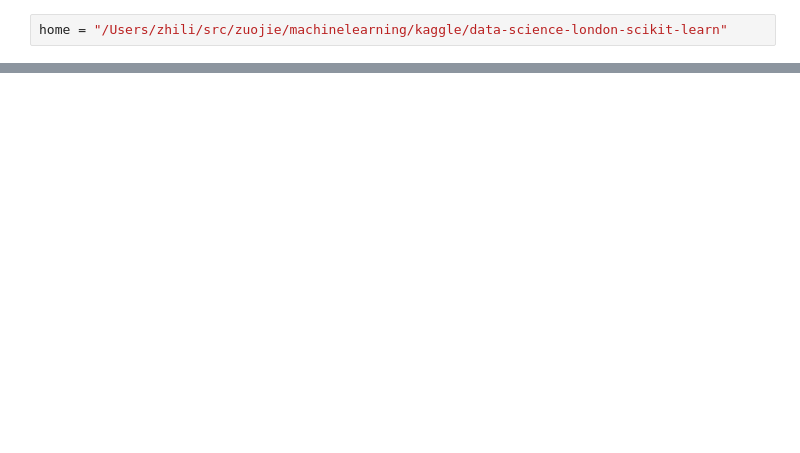
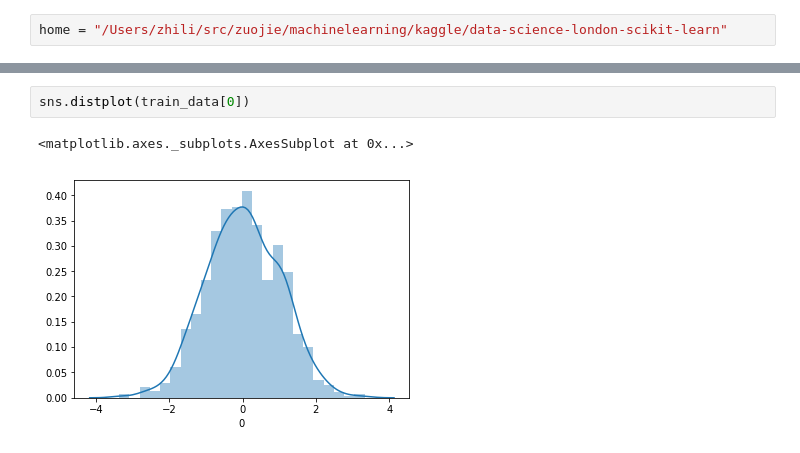
Before and after one commit to jayzo/machinelearning, a Jupyter notebook: kaggle/data-science-london-scikit-learn/predict.ipynb, the cells around one changed output, grey strips where cells are left out. Drawn from its saved outputs; the diff is of its cells as text; blank space fills up the shorter version.

```diff
--- a/kaggle/data-science-london-scikit-learn/predict.ipynb
+++ b/kaggle/data-science-london-scikit-learn/predict.ipynb
@@ -2,0 +39,5 @@ home = "/Users/zhili/src/zuojie/machinelearning/kaggle/data-science-london-sciki
+# %%
+sns.distplot(train_data[0])
+# %% [output]
+<matplotlib.axes._subplots.AxesSubplot at 0x...>
+[figure, added]
```
Also changed, not shown: parts of 39 cells of this notebook, 3 other files.
